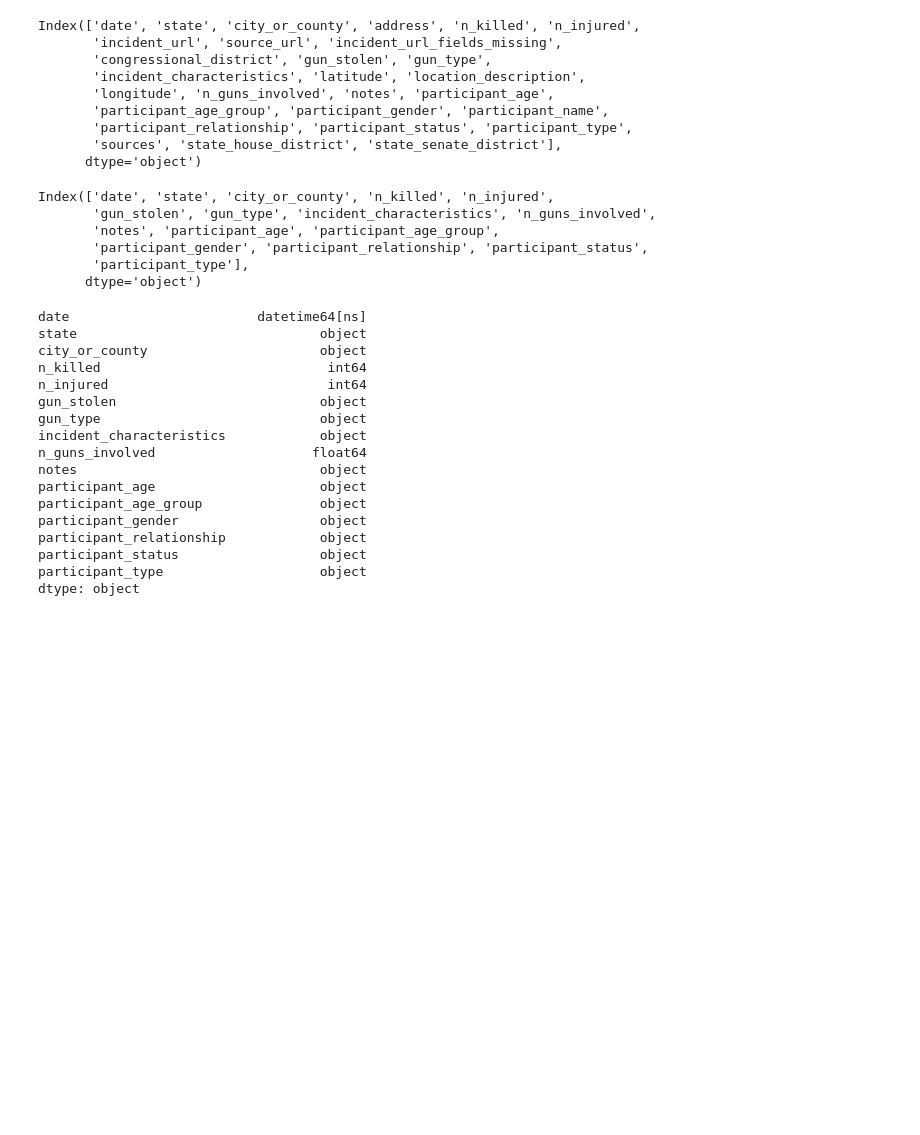
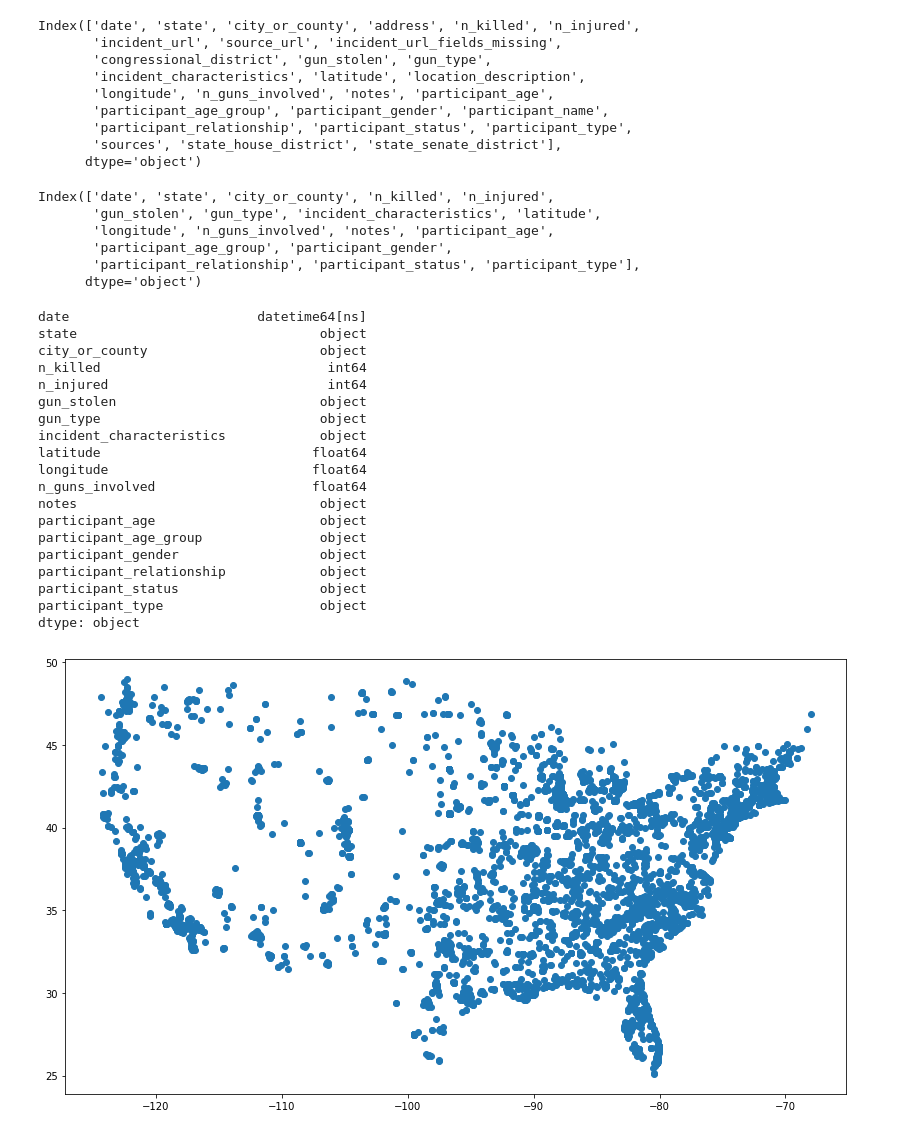
Before and after one commit to belkasanek/eda-gun-violence, a Jupyter notebook: gun_violence_eda.ipynb, the cells around one changed output. Drawn from its saved outputs; the diff is of its cells as text; code cells hidden in the pictures; blank space fills up the shorter version.

Commit message:
add map of incidents

```diff
--- a/gun_violence_eda.ipynb
+++ b/gun_violence_eda.ipynb
@@ -58,18 +51,19 @@ Index(['date', 'state', 'city_or_county', 'address', 'n_killed', 'n_injured',
        'sources', 'state_house_district', 'state_senate_district'],
       dtype='object')
 # %%
+# removing unuseful columns
 df.drop(labels=['address', 'incident_url', 'source_url', 'incident_url_fields_missing', 'congressional_district',
-                'latitude', 'location_description', 'longitude', 'participant_name', 'sources', 'state_house_district',
+                'location_description', 'participant_name', 'sources', 'state_house_district',
                 'state_senate_district'],
         axis=1, inplace=True)
 # %%
 df.columns
 # %% [output]
 Index(['date', 'state', 'city_or_county', 'n_killed', 'n_injured',
-       'gun_stolen', 'gun_type', 'incident_characteristics', 'n_guns_involved',
-       'notes', 'participant_age', 'participant_age_group',
-       'participant_gender', 'participant_relationship', 'participant_status',
-       'participant_type'],
+       'gun_stolen', 'gun_type', 'incident_characteristics', 'latitude',
+       'longitude', 'n_guns_involved', 'notes', 'participant_age',
+       'participant_age_group', 'participant_gender',
+       'participant_relationship', 'participant_status', 'participant_type'],
       dtype='object')
 # %%
 df.dtypes
@@ -82,6 +76,8 @@ n_injured                            int64
 gun_stolen                          object
 gun_type                            object
 incident_characteristics            object
+latitude                           float64
+longitude                          float64
 n_guns_involved                    float64
 notes                               object
 participant_age                     object
@@ -91,3 +87,12 @@ participant_relationship            object
 participant_status                  object
 participant_type                    object
 dtype: object
+# %%
+temp = df[['latitude', 'longitude']].copy()
+
+# removing hawaii, alyeska and anomaly
+temp = temp.loc[temp['longitude'].between(-125, -40) & temp['latitude'].between(25, 50), :]
+temp = temp.dropna().sample(10000)
+plt.scatter(temp['longitude'], temp['latitude']);
+# %% [output]
+[figure, added]
```
Also changed, not shown: parts of 2 cells of this notebook.
